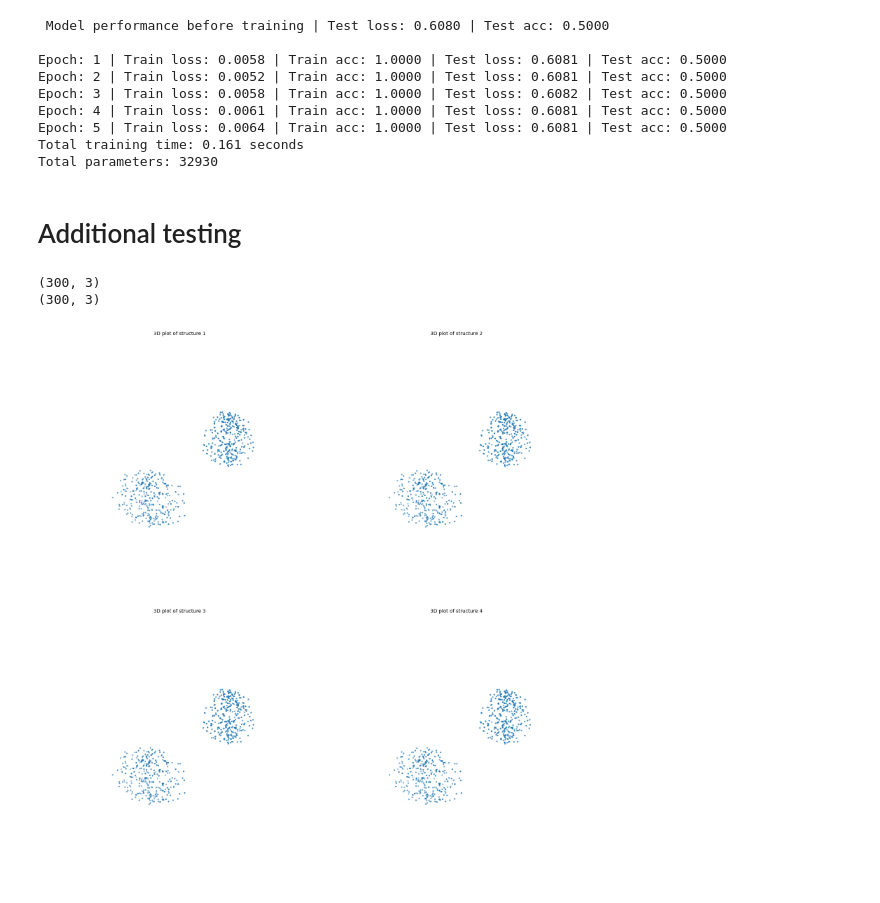
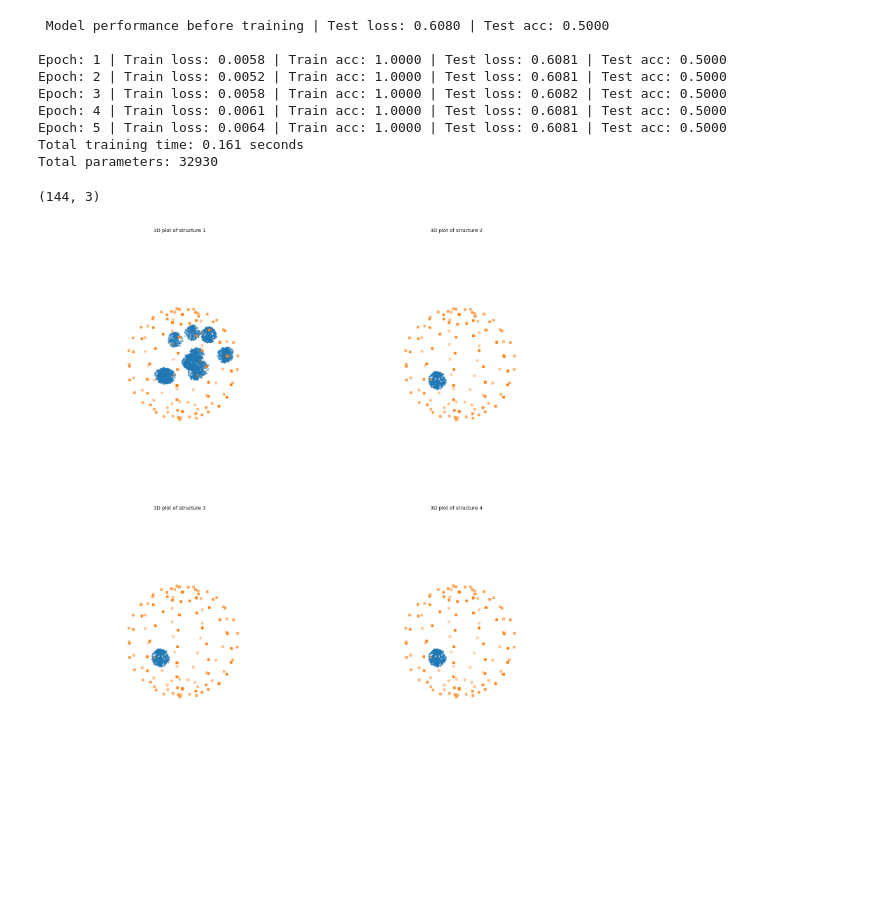
Before and after one commit to KCLam24/3D-to-2D-coords-conversion, a Jupyter notebook: Classifiction.ipynb, the cells around one changed output. Cells and saved outputs as stored; diff of their text form; code cells hidden in the pictures; blank space fills up the shorter version.

```diff
--- a/Classifiction.ipynb
+++ b/Classifiction.ipynb
@@ -656,14 +646,14 @@ def system_maker(no_of_systems ,max_spheres, max_sphere_size, no_of_points, no_o
         bw_img_all.append(image_bw)
         grid_img_all.append(image_contrast)
 
-        del systems, proj_2D
+        # del systems, proj_2D
 
     bw_img_all = np.array(bw_img_all)
     grid_img_all = np.array(grid_img_all)
     bw_img_all = bw_img_all.reshape(-1,bw_img_all.shape[-2],bw_img_all.shape[-1] )
     grid_img_all = grid_img_all.reshape(-1,grid_img_all.shape[-2],grid_img_all.shape[-1] )
 
-    return bw_img_all, grid_img_all
+    return systems, bw_img_all, grid_img_all
 
 def system_maker2(no_of_systems ,max_ellipsoids, max_ellipsoid_size, no_of_points, no_of_projections, image_res, distance_range, distribution_type='gaussian'):
     bw_img_all = []
@@ -837,5 +827,3 @@ Epoch: 4 | Train loss: 0.0061 | Train acc: 1.0000 | Test loss: 0.6081 | Test acc
 Epoch: 5 | Train loss: 0.0064 | Train acc: 1.0000 | Test loss: 0.6081 | Test acc: 0.5000
 Total training time: 0.161 seconds
 Total parameters: 32930
-# %% [markdown]
-# Additional testing
@@ -841,0 +862,34 @@ Total parameters: 32930
+# %%
+def sphereee(radius, num_points, uniform=True, plot=False):
+
+    phi = np.linspace(0, np.pi, num_points)
+    theta = np.linspace(0, 2 * np.pi, num_points)
+    theta, phi = np.meshgrid(theta, phi)
+
+    if not uniform:
+        radius = np.random.rand(num_points, num_points) * radius
+
+    x = radius * np.sin(phi) * np.cos(theta)
+    y = radius * np.sin(phi) * np.sin(theta)
+    z = radius * np.cos(phi)
+
+    if plot:
+        # Plot Structure
+        fig = plt.figure(figsize=(6,6))
+        ax = fig.add_subplot(projection='3d')
+
+        ax.scatter(x,y,z)
+        plt.show()
+
+    # Return points as list of tuples
+    points = np.column_stack((x.flatten(), y.flatten(), z.flatten()))
+
+    return points
+
+test = sphereee(7, 12)
+test = test +2
+print(test.shape)
+# %% [output]
+(144, 3)
+# %%
+coordss, sphere_img_train, s_train_g = system_maker(1, 20, 1, 300, 1, (64, 64),15)
@@ -842,22 +900,4 @@ Total parameters: 32930
 # %%
-cov_ab = 0.01  # Covariance between a/c and b/c
-variance_a = 0.1  # Variance for a/c
-variance_b = 0.1  # Variance for b/c
-
-mean_a = mean_b = 1
-mean = [mean_a, mean_b] # a/c, b/c
-cov = [[variance_a, cov_ab],
-       [cov_ab, variance_b]]
-
-a = ellipsoid(1, 300, mean, cov, distribution='lognormal')
-print(a.shape)
-s = sphere(1,300)
-print(s.shape)
-s = s + 2
-combi = np.vstack((a,s))
-plt.close
-plot_structure(combi,combi,combi,combi)
+plot_structure(coordss,s,s,s,test)
 # %% [output]
-(300, 3)
-(300, 3)
-[figure, old version]
+[figure, new version]
```
Also changed, not shown: parts of 5 cells of this notebook.
